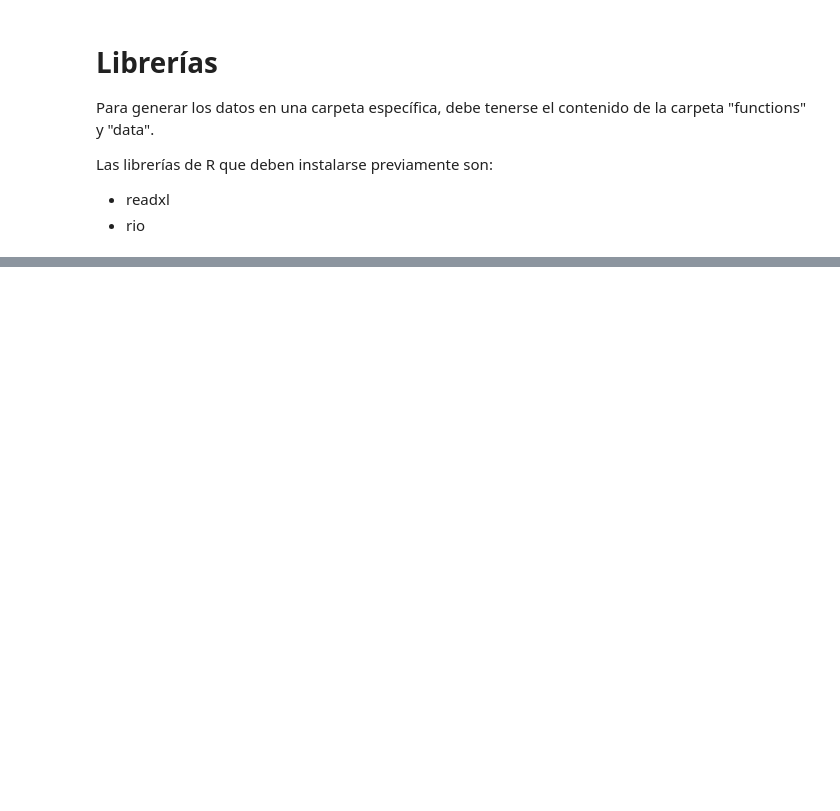
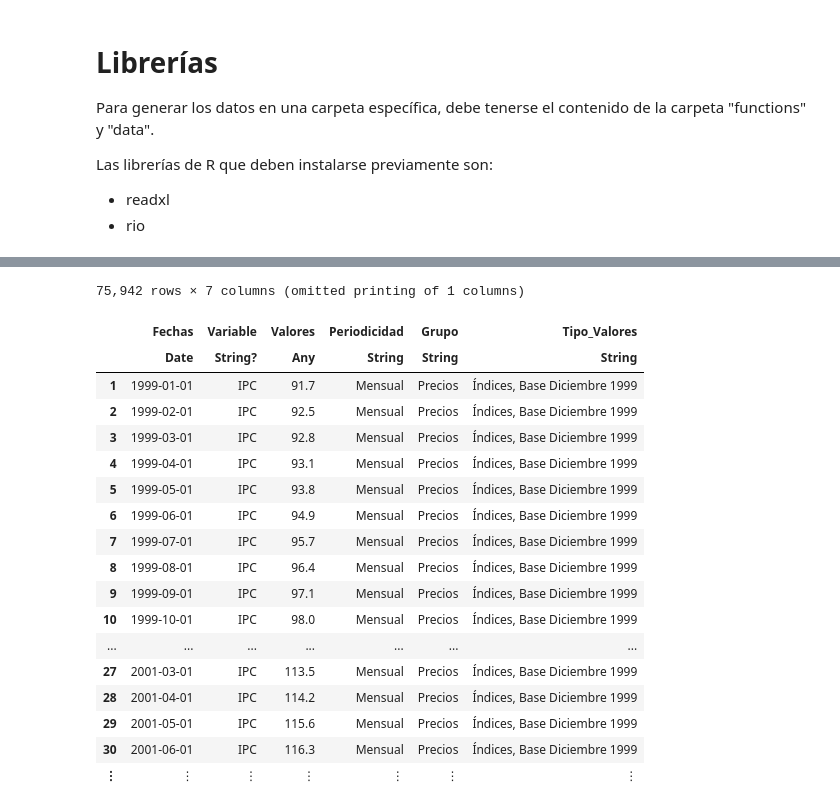
Before and after one commit to ElvisCasco/BCH_Webpage, a Jupyter notebook: BCH_Webpage.ipynb, the cells around one changed output, grey strips where cells are left out. Saved outputs shown, nothing was run; the diff lists cells and outputs as text; code cells hidden in the pictures; blank space fills up the shorter version.

```diff
--- a/BCH_Webpage.ipynb
+++ b/BCH_Webpage.ipynb
@@ -133,0 +136,22 @@ New names:
+# %%
+data
+# %% [output]
+75,942 rows × 7 columns (omitted printing of 1 columns)
+|  | Fechas | Variable | Valores | Periodicidad | Grupo | Tipo_Valores |
+|  | Date | String? | Any | String | String | String |
+| 1 | 1999-01-01 | IPC | 91.7 | Mensual | Precios | Índices, Base Diciembre 1999 |
+| 2 | 1999-02-01 | IPC | 92.5 | Mensual | Precios | Índices, Base Diciembre 1999 |
+| 3 | 1999-03-01 | IPC | 92.8 | Mensual | Precios | Índices, Base Diciembre 1999 |
+| 4 | 1999-04-01 | IPC | 93.1 | Mensual | Precios | Índices, Base Diciembre 1999 |
+| 5 | 1999-05-01 | IPC | 93.8 | Mensual | Precios | Índices, Base Diciembre 1999 |
+| 6 | 1999-06-01 | IPC | 94.9 | Mensual | Precios | Índices, Base Diciembre 1999 |
+| 7 | 1999-07-01 | IPC | 95.7 | Mensual | Precios | Índices, Base Diciembre 1999 |
+| 8 | 1999-08-01 | IPC | 96.4 | Mensual | Precios | Índices, Base Diciembre 1999 |
+| 9 | 1999-09-01 | IPC | 97.1 | Mensual | Precios | Índices, Base Diciembre 1999 |
+| 10 | 1999-10-01 | IPC | 98.0 | Mensual | Precios | Índices, Base Diciembre 1999 |
+| ... | ... | ... | ... | ... | ... | ... |
+| 27 | 2001-03-01 | IPC | 113.5 | Mensual | Precios | Índices, Base Diciembre 1999 |
+| 28 | 2001-04-01 | IPC | 114.2 | Mensual | Precios | Índices, Base Diciembre 1999 |
+| 29 | 2001-05-01 | IPC | 115.6 | Mensual | Precios | Índices, Base Diciembre 1999 |
+| 30 | 2001-06-01 | IPC | 116.3 | Mensual | Precios | Índices, Base Diciembre 1999 |
+| ⋮ | ⋮ | ⋮ | ⋮ | ⋮ | ⋮ | ⋮ |
```
Also changed, not shown: parts of 2 cells of this notebook, 1 other file.
